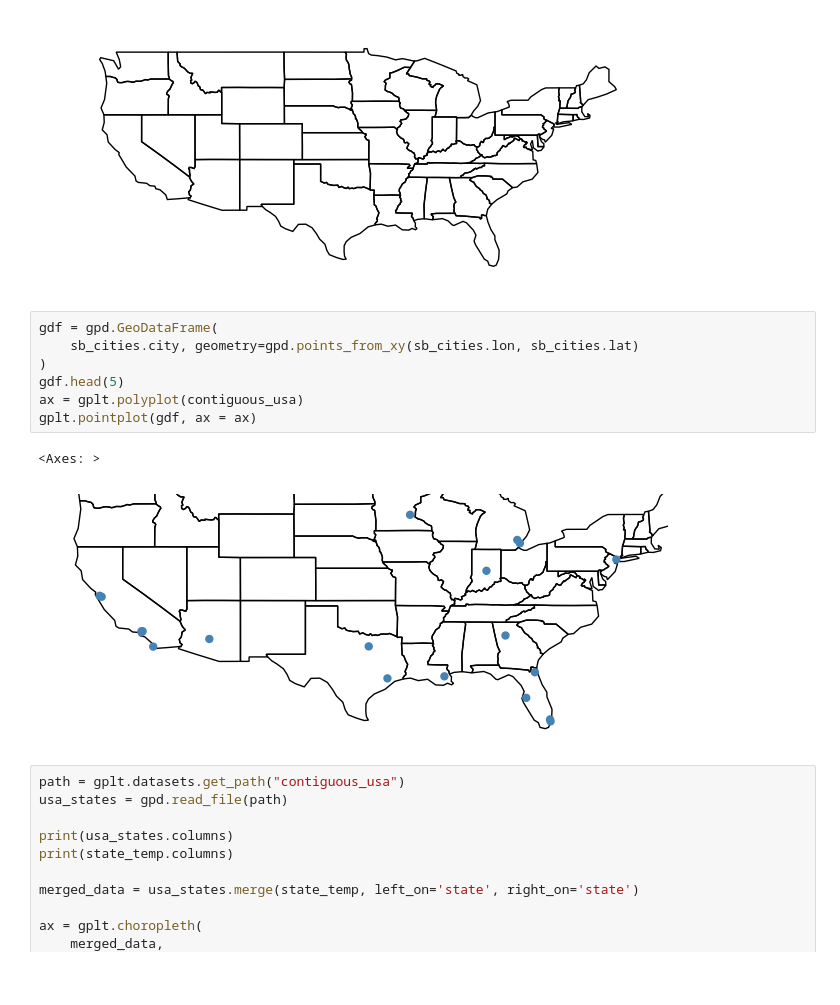
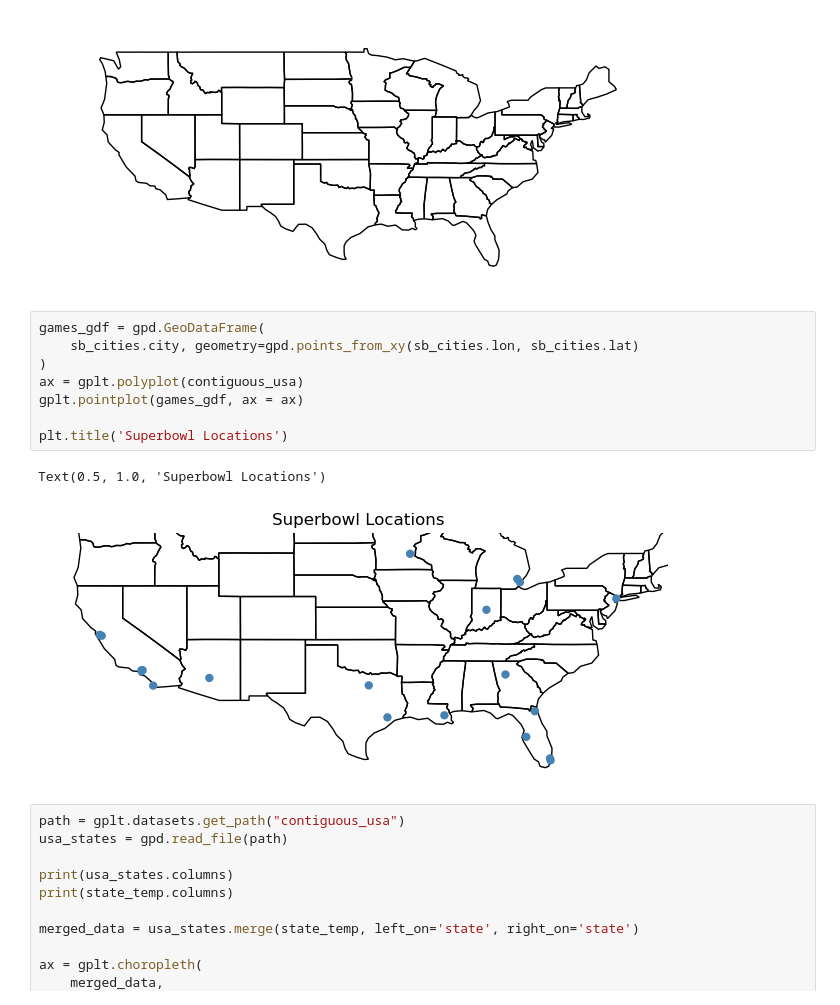
Before and after one commit to FergusSteel/datafest-hackathon, a Jupyter notebook: GeographicalAnalysis.ipynb, the cells around one changed output. Drawn from its saved outputs; the diff is of its cells as text; blank space fills up the shorter version.

Commit message:
Add images

```diff
--- a/GeographicalAnalysis.ipynb
+++ b/GeographicalAnalysis.ipynb
@@ -103,15 +104,16 @@ gplt.polyplot(contiguous_usa)
 <Axes: >
 [figure]
 # %%
-gdf = gpd.GeoDataFrame(
+games_gdf = gpd.GeoDataFrame(
     sb_cities.city, geometry=gpd.points_from_xy(sb_cities.lon, sb_cities.lat)
 )
-gdf.head(5)
 ax = gplt.polyplot(contiguous_usa)
-gplt.pointplot(gdf, ax = ax)
+gplt.pointplot(games_gdf, ax = ax)
+
+plt.title('Superbowl Locations')
 # %% [output]
-<Axes: >
+Text(0.5, 1.0, 'Superbowl Locations')
-[figure, old version]
+[figure, new version]
 # %%
 path = gplt.datasets.get_path("contiguous_usa")
 usa_states = gpd.read_file(path)
```
Also changed, not shown: parts of 2 cells of this notebook, 2 other files.
